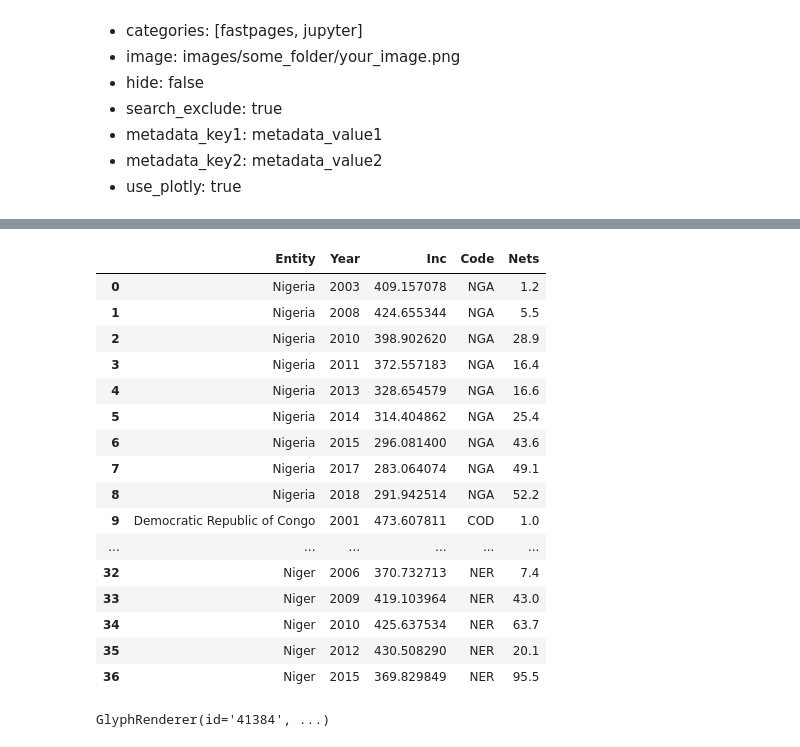
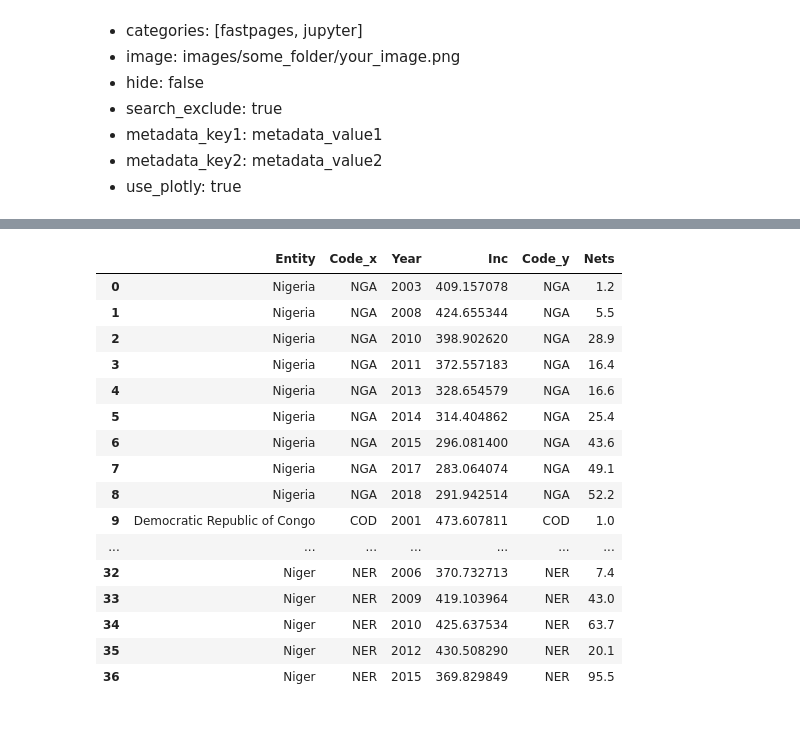
Before and after one commit to shannondmurphy/BIOSTAT823, a Jupyter notebook: _notebooks/2021-09-10-hw3.ipynb, the cells around one changed output, grey strips where cells are left out. Drawn from its saved outputs; the diff is of its cells as text; code cells hidden in the pictures.

```diff
--- a/_notebooks/2021-09-10-hw3.ipynb
+++ b/_notebooks/2021-09-10-hw3.ipynb
@@ -55,5 +29,4 @@ incidence = pd.read_csv('incidence-of-malaria.csv')
 bednet = pd.read_csv('children-sleeping-under-treated-bednet.csv')
 # %%
 incidence = incidence.rename(columns = {"Incidence of malaria (per 1,000 population at risk)":"Inc"})
-incidence = incidence[['Entity', 'Year', 'Inc']]
-print(incidence.head(10))
+bednet = bednet.rename(columns = {"Use of insecticide-treated bed nets (% of under-5 population)":"Nets"})
@@ -186,37 +63,20 @@ show(fig2)
 # %%
 merged = pd.merge(top6, top6_nets, how = 'inner', on = ['Entity', 'Year'])
-merged
 # %% [output]
-|  | Entity | Year | Inc | Code | Nets |
-| 0 | Nigeria | 2003 | 409.157078 | NGA | 1.2 |
-| 1 | Nigeria | 2008 | 424.655344 | NGA | 5.5 |
-| 2 | Nigeria | 2010 | 398.902620 | NGA | 28.9 |
-| 3 | Nigeria | 2011 | 372.557183 | NGA | 16.4 |
-| 4 | Nigeria | 2013 | 328.654579 | NGA | 16.6 |
-| 5 | Nigeria | 2014 | 314.404862 | NGA | 25.4 |
-| 6 | Nigeria | 2015 | 296.081400 | NGA | 43.6 |
-| 7 | Nigeria | 2017 | 283.064074 | NGA | 49.1 |
-| 8 | Nigeria | 2018 | 291.942514 | NGA | 52.2 |
-| 9 | Democratic Republic of Congo | 2001 | 473.607811 | COD | 1.0 |
-| ... | ... | ... | ... | ... | ... |
-| 32 | Niger | 2006 | 370.732713 | NER | 7.4 |
-| 33 | Niger | 2009 | 419.103964 | NER | 43.0 |
-| 34 | Niger | 2010 | 425.637534 | NER | 63.7 |
-| 35 | Niger | 2012 | 430.508290 | NER | 20.1 |
-| 36 | Niger | 2015 | 369.829849 | NER | 95.5 |
+|  | Entity | Code_x | Year | Inc | Code_y | Nets |
+| 0 | Nigeria | NGA | 2003 | 409.157078 | NGA | 1.2 |
+| 1 | Nigeria | NGA | 2008 | 424.655344 | NGA | 5.5 |
+| 2 | Nigeria | NGA | 2010 | 398.902620 | NGA | 28.9 |
+| 3 | Nigeria | NGA | 2011 | 372.557183 | NGA | 16.4 |
+| 4 | Nigeria | NGA | 2013 | 328.654579 | NGA | 16.6 |
+| 5 | Nigeria | NGA | 2014 | 314.404862 | NGA | 25.4 |
+| 6 | Nigeria | NGA | 2015 | 296.081400 | NGA | 43.6 |
+| 7 | Nigeria | NGA | 2017 | 283.064074 | NGA | 49.1 |
+| 8 | Nigeria | NGA | 2018 | 291.942514 | NGA | 52.2 |
+| 9 | Democratic Republic of Congo | COD | 2001 | 473.607811 | COD | 1.0 |
+| ... | ... | ... | ... | ... | ... | ... |
+| 32 | Niger | NER | 2006 | 370.732713 | NER | 7.4 |
+| 33 | Niger | NER | 2009 | 419.103964 | NER | 43.0 |
+| 34 | Niger | NER | 2010 | 425.637534 | NER | 63.7 |
+| 35 | Niger | NER | 2012 | 430.508290 | NER | 20.1 |
+| 36 | Niger | NER | 2015 | 369.829849 | NER | 95.5 |
-# %%
-hover3 = HoverTool(tooltips = [("Country", "@Entity"), ("Year","@Year"), ("Net Percent", "@Nets"), ("Incidence", "@Inc")])
-
-
-fig3 = figure(title = "Ratio",
-              x_axis_label = 'Percent of Under-5 Population Using Insecticide-Treated Bed Nets',
-              y_axis_label = 'Malaria Incidence per 1,000 at risk',
-              tools = [hover3])
-fig3.scatter(source = merged[merged.Entity == "Nigeria"], x = 'Nets', y = 'Inc' , color = 'red', legend_label = 'Nigeria', size = 15)
-fig3.scatter(source = merged[merged.Entity == "Democratic Republic of Congo"], x = 'Nets', y = 'Inc' , color = 'black', legend_label = 'Democratic Republic of Congo', size = 15)
-fig3.scatter(source = merged[merged.Entity == "Uganda"], x = 'Nets', y = 'Inc' , color = 'blue', legend_label = 'Uganda', size = 15)
-fig3.scatter(source = merged[merged.Entity == "Cote d'Ivoire"], x = 'Nets', y = 'Inc' , color = 'green', legend_label = "Cote d'Ivoire", size = 15)
-fig3.scatter(source = merged[merged.Entity == "Mozambique"], x = 'Nets', y = 'Inc' , color = 'orange', legend_label = 'Mozambique', size = 15)
-fig3.scatter(source = merged[merged.Entity == "Niger"], x = 'Nets', y = 'Inc' , color = 'darkgrey', legend_label = 'Niger', size = 15)
-# %% [output]
-GlyphRenderer(id='41384', ...)
```
Also changed, not shown: parts of 44 cells of this notebook.
